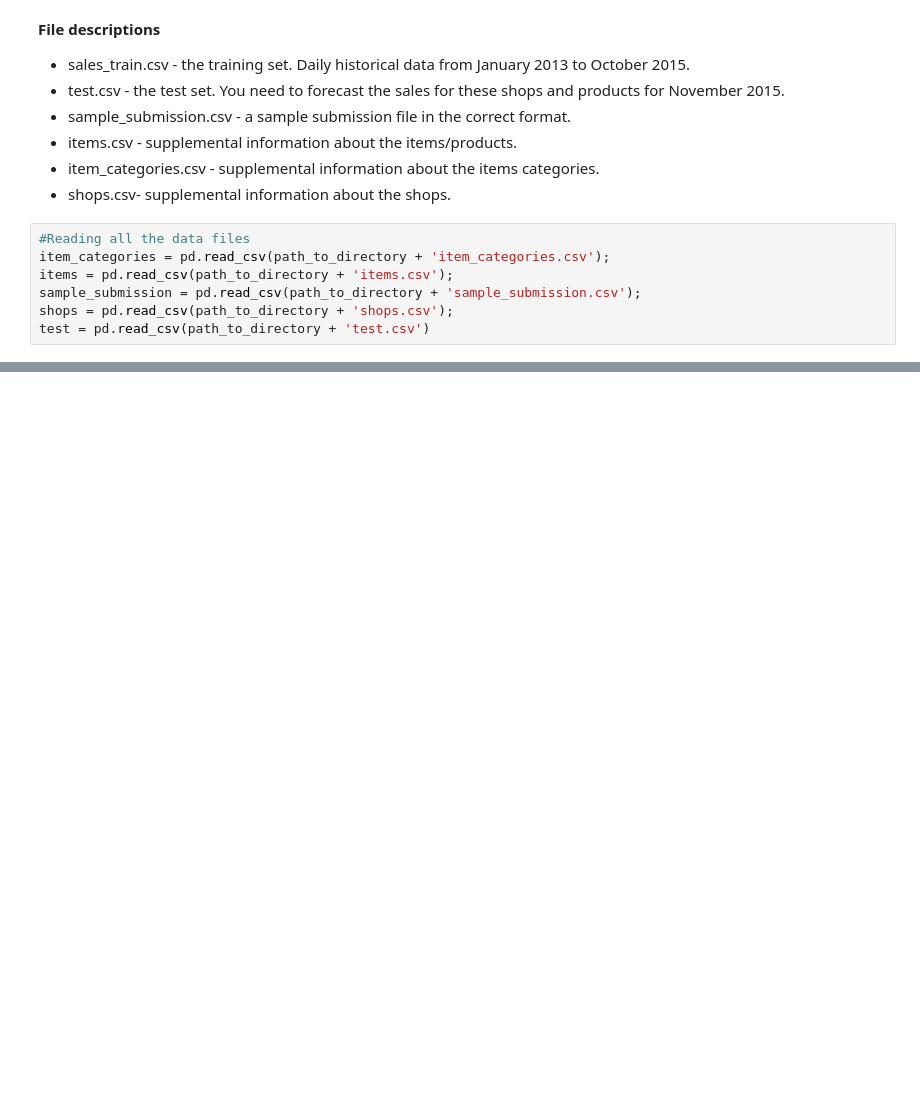
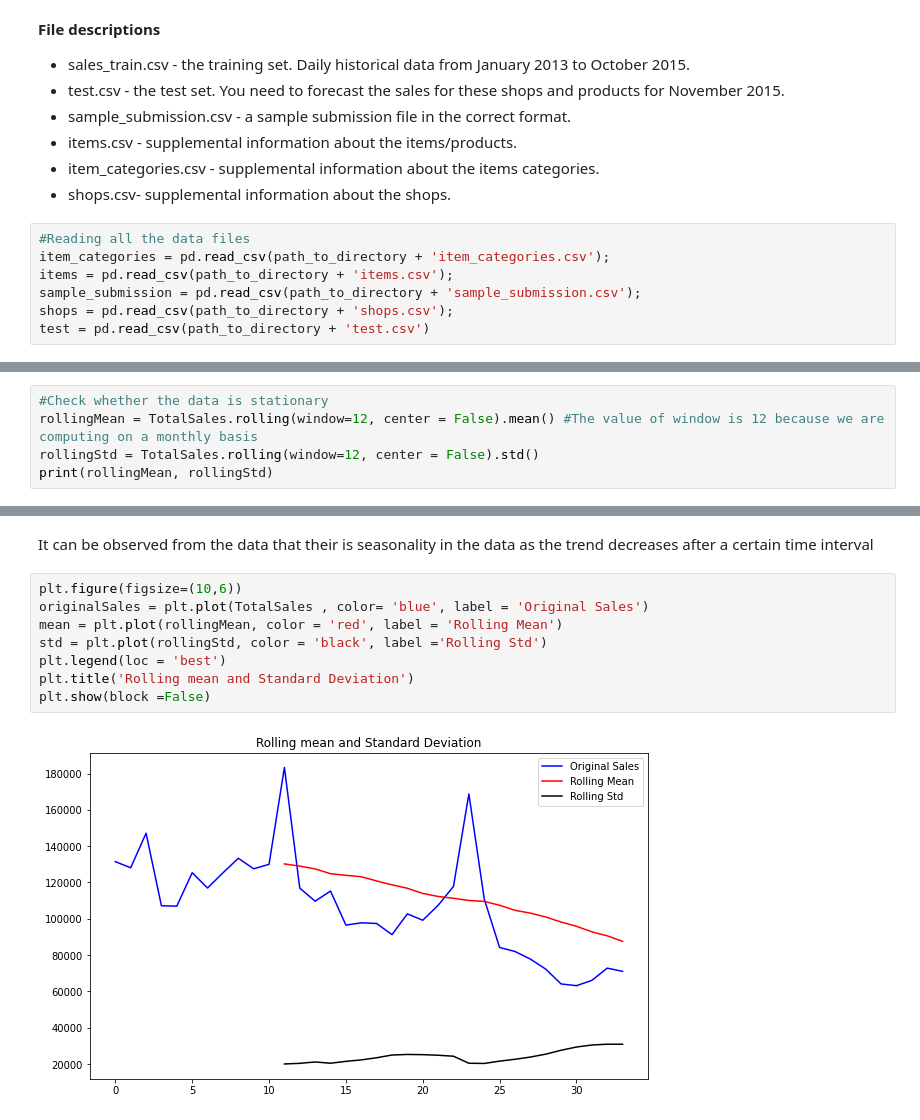
Before and after one commit to VallabhK/ExperimentsWithData, a Jupyter notebook: FutureSalesPrediction1CCompany.ipynb, the cells around one changed output, grey strips where cells are left out. Saved outputs shown, nothing was run; the diff lists cells and outputs as text; blank space fills up the shorter version.

```diff
--- a/FutureSalesPrediction1CCompany.ipynb
+++ b/FutureSalesPrediction1CCompany.ipynb
@@ -88,0 +123,5 @@ test = pd.read_csv(path_to_directory + 'test.csv')
+# %%
+#Check whether the data is stationary
+rollingMean = TotalSales.rolling(window=12, center = False).mean() #The value of window is 12 because we are computing on a monthly basis
+rollingStd = TotalSales.rolling(window=12, center = False).std()
+print(rollingMean, rollingStd)
@@ -88,0 +146,12 @@ test = pd.read_csv(path_to_directory + 'test.csv')
+# %% [markdown]
+It can be observed from the data that their is seasonality in the data as the trend decreases after a certain time interval
+# %%
+plt.figure(figsize=(10,6))
+originalSales = plt.plot(TotalSales , color= 'blue', label = 'Original Sales')
+mean = plt.plot(rollingMean, color = 'red', label = 'Rolling Mean')
+std = plt.plot(rollingStd, color = 'black', label ='Rolling Std')
+plt.legend(loc = 'best')
+plt.title('Rolling mean and Standard Deviation')
+plt.show(block =False)
+# %% [output]
+[figure, added]
```
Also changed, not shown: parts of 9 cells of this notebook.
